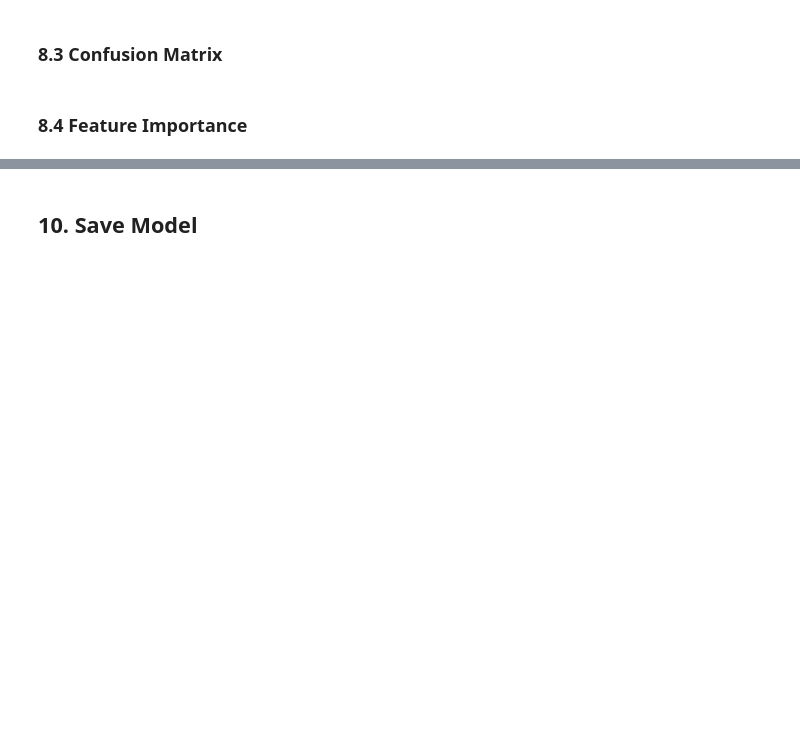
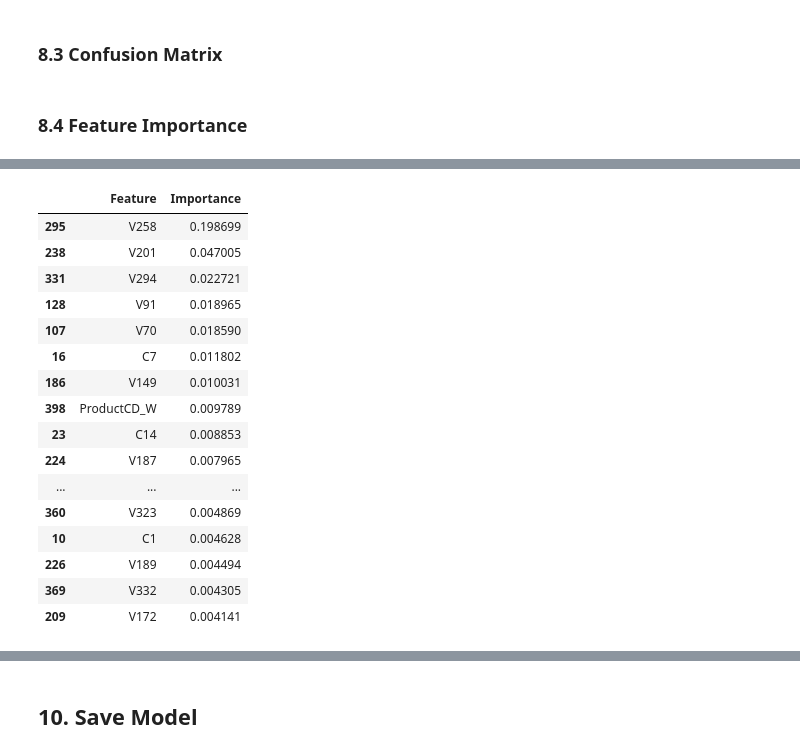
Before and after one commit to BenDuong/Bank-Fraud-Detection, a Jupyter notebook: capstone2_project_template.ipynb, the cells around one changed output, grey strips where cells are left out. Cells and saved outputs as stored; diff of their text form; code cells hidden in the pictures; blank space fills up the shorter version.

```diff
--- a/capstone2_project_template.ipynb
+++ b/capstone2_project_template.ipynb
@@ -1022,0 +1165,20 @@ f"Baseline Accuracy: {score2:.1%}"
+# %%
+feature_importance.head(20)
+# %% [output]
+|  | Feature | Importance |
+| 295 | V258 | 0.198699 |
+| 238 | V201 | 0.047005 |
+| 331 | V294 | 0.022721 |
+| 128 | V91 | 0.018965 |
+| 107 | V70 | 0.018590 |
+| 16 | C7 | 0.011802 |
+| 186 | V149 | 0.010031 |
+| 398 | ProductCD_W | 0.009789 |
+| 23 | C14 | 0.008853 |
+| 224 | V187 | 0.007965 |
+| ... | ... | ... |
+| 360 | V323 | 0.004869 |
+| 10 | C1 | 0.004628 |
+| 226 | V189 | 0.004494 |
+| 369 | V332 | 0.004305 |
+| 209 | V172 | 0.004141 |
```
Also changed, not shown: parts of 49 cells of this notebook.
